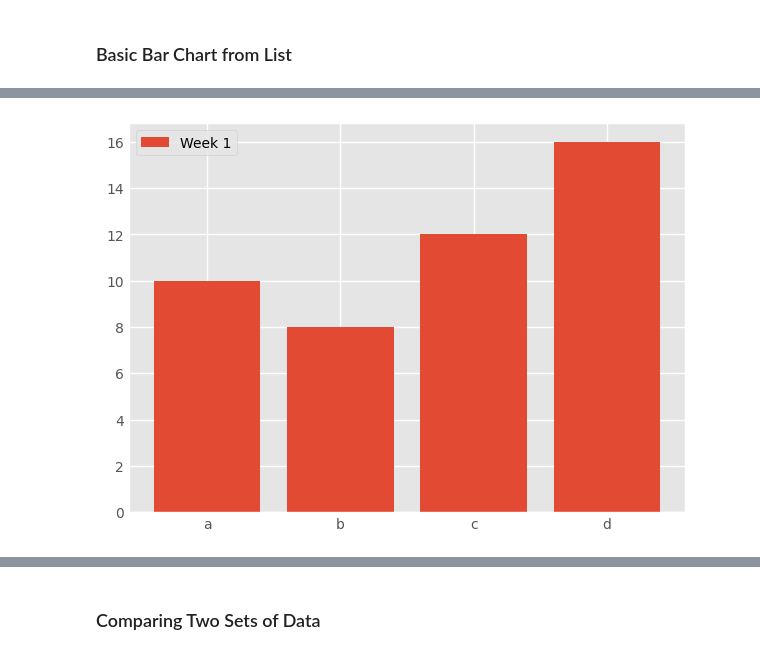
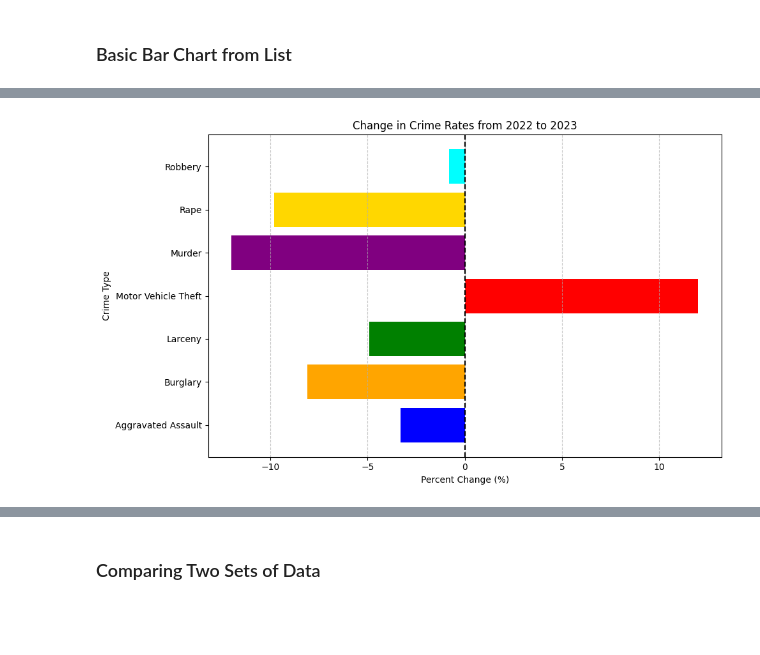
Before and after one commit to Prasanna-datascience/Data201Class, a Jupyter notebook: week_3_Bar_Graphs_Prasanna.ipynb, the cells around one changed output, grey strips where cells are left out. Drawn from its saved outputs; the diff is of its cells as text; code cells hidden in the pictures; blank space fills up the shorter version.

```diff
--- a/week_3_Bar_Graphs_Prasanna.ipynb
+++ b/week_3_Bar_Graphs_Prasanna.ipynb
@@ -23,9 +57,48 @@ plt.show()
-# %%
-
-x = ['a','b','c','d']
-y = [10, 8, 12, 16]
-plt.bar(x, y, label='Week 1')
-plt.legend()
-plt.show()
-# %% [output]
-[figure, removed]
+# %%
+
+# Part 3 B
+# Import Matplotlib
+import matplotlib.pyplot as plt
+
+# Data
+offenses = [
+"Aggravated Assault",
+"Burglary",
+"Larceny",
+"Motor Vehicle Theft",
+"Murder",
+"Rape",
+"Robbery"
+]
+
+change_rates = [-3.3, -8.1, -4.9, 12.0, -12.0, -9.8, -0.8]
+
+# Assign unique colors
+colors = ['blue', 'orange', 'green', 'red', 'purple', 'gold', 'cyan']
+
+# Create horizontal bar chart
+plt.figure(figsize=(10, 6))
+
+plt.barh(offenses, change_rates, color=colors)
+
+# Add a vertical line at 0 to separate increases and decreases
+plt.axvline(x=0, color='black', linestyle='--')
+
+# Add title and labels
+plt.title('Change in Crime Rates from 2022 to 2023')
+plt.xlabel('Percent Change (%)')
+plt.ylabel('Crime Type')
+
+# Add gridlines
+plt.grid(axis='x', linestyle='--', alpha=0.7)
+
+# Adjust layout
+plt.tight_layout()
+
+# Display chart
+plt.show()
+
+# Conclusion
+# This graph is more useful because it shows how crime rates changed from 2022 to 2023, rather than just the crime rates in a single year. It makes it easy to identify which crimes increased and which decreased. For example, Motor Vehicle Theft increased by 12%, while Murder decreased by 12%. This helps us understand crime trends over time and can be more informative for evaluating changes in public safety.
+# %% [output]
+[figure, added]
```
Also changed, not shown: parts of 6 cells of this notebook.
